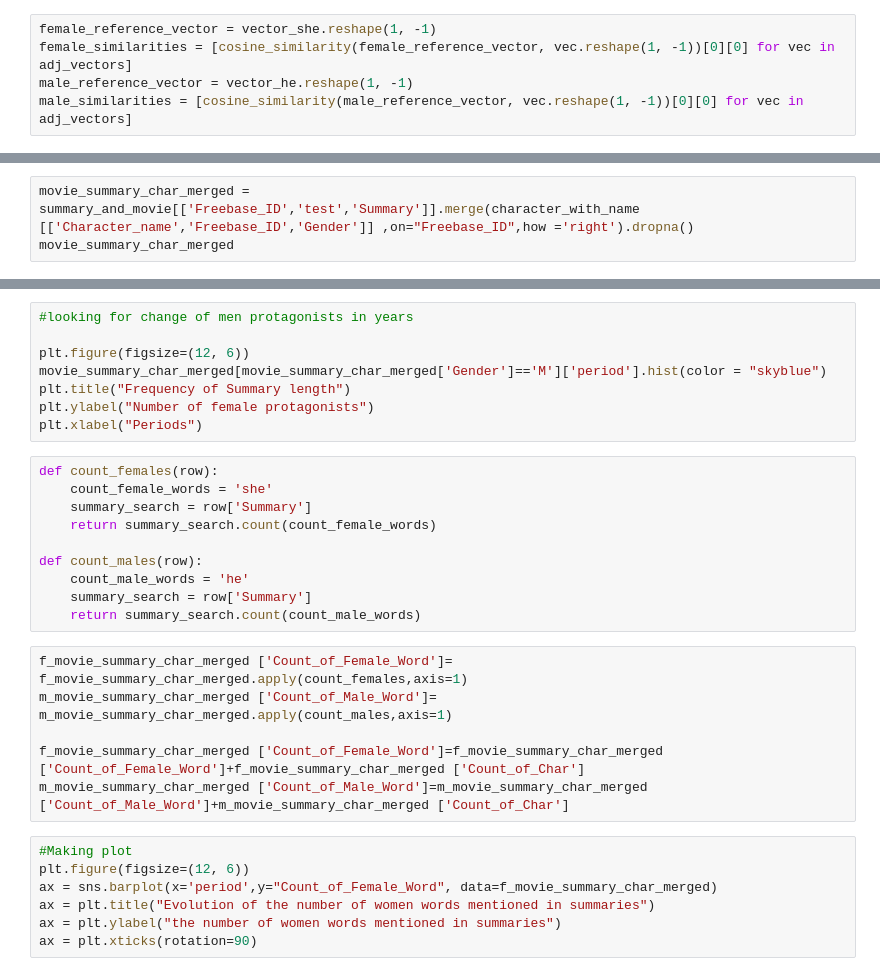
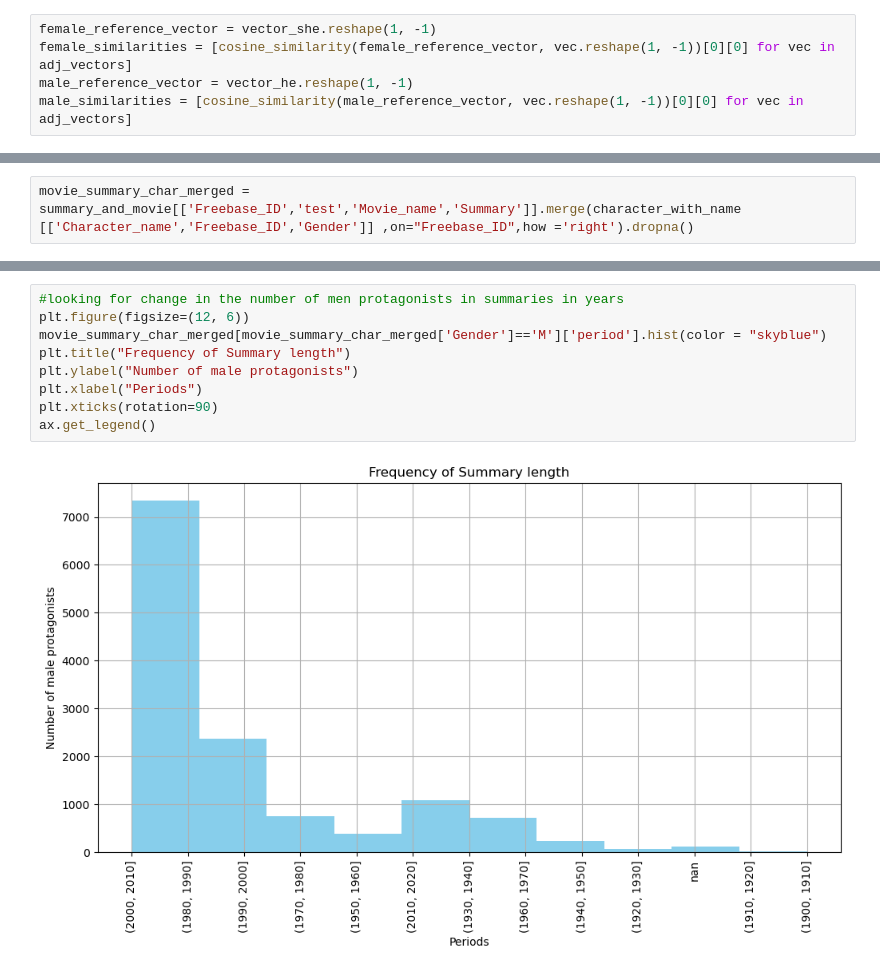
Before and after one commit to epfl-ada/ada-2023-project-adavengers2023, a Jupyter notebook: Milestone3_irem.ipynb, the cells around one changed output, grey strips where cells are left out. Cells and saved outputs as stored; diff of their text form.

```diff
--- a/Milestone3_irem.ipynb
+++ b/Milestone3_irem.ipynb
@@ -1080,3 +1051,2 @@ plt.axis('off')
 # %%
-movie_summary_char_merged = summary_and_movie[['Freebase_ID','test','Summary']].merge(character_with_name [['Character_name','Freebase_ID','Gender']] ,on="Freebase_ID",how ='right').dropna()
-movie_summary_char_merged
+movie_summary_char_merged = summary_and_movie[['Freebase_ID','test','Movie_name','Summary']].merge(character_with_name [['Character_name','Freebase_ID','Gender']] ,on="Freebase_ID",how ='right').dropna()
@@ -1303,32 +1157,12 @@ plt.xlabel("Periods")
 # %%
-#looking for change of men protagonists in years
-
+#looking for change in the number of men protagonists in summaries in years
 plt.figure(figsize=(12, 6))
 movie_summary_char_merged[movie_summary_char_merged['Gender']=='M']['period'].hist(color = "skyblue")
 plt.title("Frequency of Summary length")
-plt.ylabel("Number of female protagonists")
+plt.ylabel("Number of male protagonists")
 plt.xlabel("Periods")
+plt.xticks(rotation=90)
+ax.get_legend()
+# %% [output]
+[figure, added]
-# %%
-def count_females(row):
-    count_female_words = 'she'
-    summary_search = row['Summary']
-    return summary_search.count(count_female_words)
-
-def count_males(row):
-    count_male_words = 'he'
-    summary_search = row['Summary']
-    return summary_search.count(count_male_words)
-# %%
-f_movie_summary_char_merged ['Count_of_Female_Word']= f_movie_summary_char_merged.apply(count_females,axis=1)
-m_movie_summary_char_merged ['Count_of_Male_Word']= m_movie_summary_char_merged.apply(count_males,axis=1)
-
-f_movie_summary_char_merged ['Count_of_Female_Word']=f_movie_summary_char_merged ['Count_of_Female_Word']+f_movie_summary_char_merged ['Count_of_Char']
-m_movie_summary_char_merged ['Count_of_Male_Word']=m_movie_summary_char_merged ['Count_of_Male_Word']+m_movie_summary_char_merged ['Count_of_Char']
-# %%
-#Making plot
-plt.figure(figsize=(12, 6))
-ax = sns.barplot(x='period',y="Count_of_Female_Word", data=f_movie_summary_char_merged)
-ax = plt.title("Evolution of the number of women words mentioned in summaries")
-ax = plt.ylabel("the number of women words mentioned in summaries")
-ax = plt.xticks(rotation=90)
 # %%
```
Also changed, not shown: parts of 38 cells of this notebook, 1 other file.
